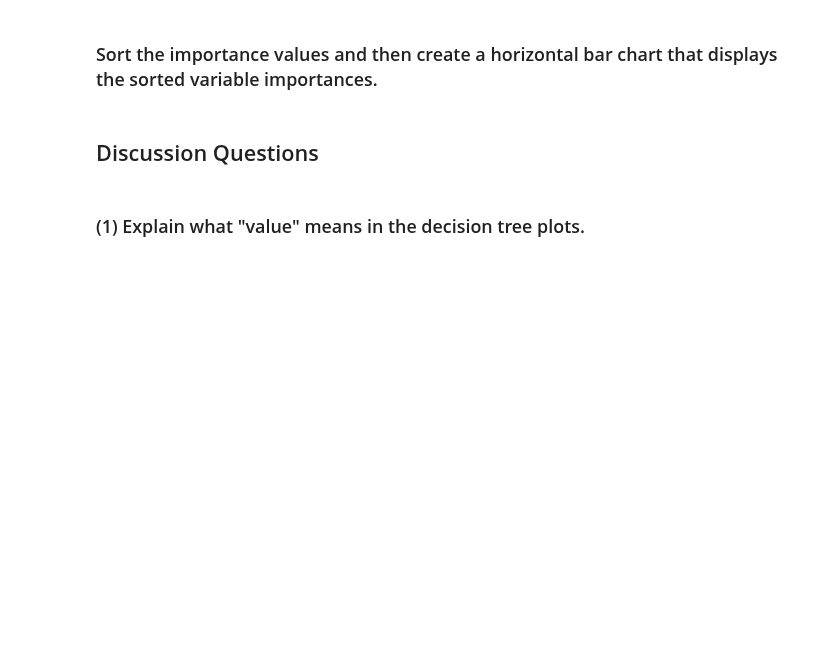
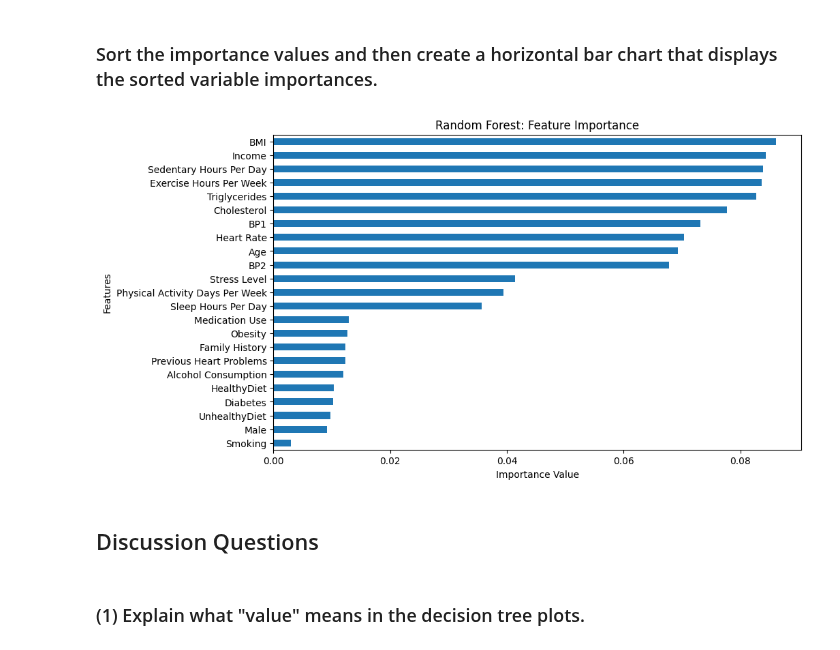
Before and after one commit to Alakazam992/code_2600, a Jupyter notebook: mod08_rf.ipynb, the cells around one changed output. Saved outputs shown, nothing was run; the diff lists cells and outputs as text; code cells hidden in the pictures; blank space fills up the shorter version.

```diff
--- a/mod08_rf.ipynb
+++ b/mod08_rf.ipynb
@@ -242,4 +242,15 @@ You will be scored according to how well it performs on an unseen holdout set.
 # %%
 # Documentation: https://scikit-learn.org/dev/modules/generated/sklearn.ensemble.RandomForestRegressor.html
 
-rf_better = #fillin
+rf_better =  RFC(
+    max_features='sqrt',
+    criterion='log_loss',
+    n_estimators=200,
+    max_depth=None,
+    min_samples_leaf=5,
+    bootstrap=True,
+    oob_score=True,
+    random_state=seed
+)
+
+rf_better.fit(X_train, y_train)
@@ -260,10 +294,16 @@ feature_imp
 # %% [markdown]
 ### Sort the importance values and then create a horizontal bar chart that displays the sorted variable importances.
 # %%
-feature_imp_sorted = #fillin
+feature_imp_sorted = pd.Series(rf_better.feature_importances_,index=X_train.columns).sort_values()
 
 # Draw a horizontal bar chart
-#fillin
+feature_imp_sorted.plot(kind='barh', figsize=(10,6))
+plt.title("Random Forest: Feature Importance")
+plt.xlabel("Importance Value")
+plt.ylabel("Features")
+plt.show()
+# %% [output]
+[figure, added]
 # %% [markdown]
 ## Discussion Questions
 # %% [markdown]
```
Also changed, not shown: parts of 6 cells of this notebook.
